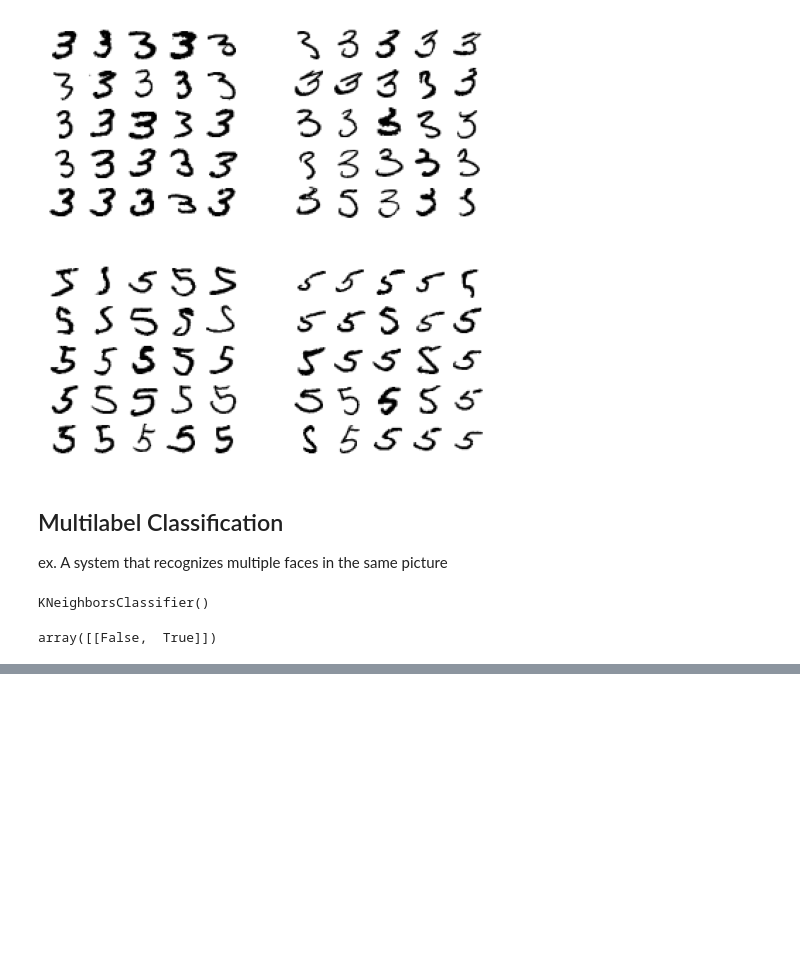
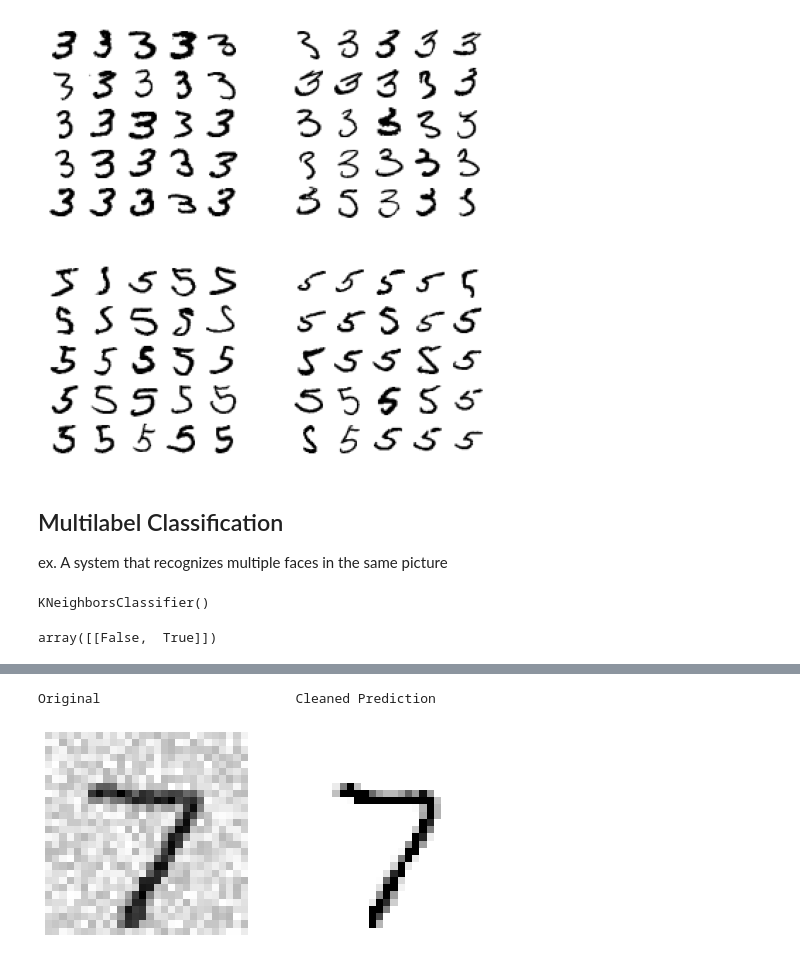
Before and after one commit to mrutyunjay17/Hands-On-Machine-Learning, a Jupyter notebook: mnist_classification/classification.ipynb, the cells around one changed output, grey strips where cells are left out. Saved outputs shown, nothing was run; the diff lists cells and outputs as text; code cells hidden in the pictures; blank space fills up the shorter version.

```diff
--- a/mnist_classification/classification.ipynb
+++ b/mnist_classification/classification.ipynb
@@ -456,0 +489,13 @@ f1_score(y_multilabel, y_train_knn_pred, average='macro') #assumes all labels ar
+# %%
+clean_digits = knn_clf.predict(X_test_mod[:3])
+
+print("Original \t\t\t Cleaned Prediction")
+plt.figure(figsize=(8,8))
+plt.subplot(1,2,1); plt.imshow(np.reshape(X_test_mod.values[0], (28,28)), cmap = mpl.cm.binary)
+plt.axis("off")
+plt.subplot(1,2,2); plt.imshow(np.reshape(clean_digits[0], (28,28)), cmap = mpl.cm.binary)
+plt.axis("off")
+plt.show()
+# %% [output]
+Original                         Cleaned Prediction
+[figure, added]
```
Also changed, not shown: parts of 15 cells of this notebook.
